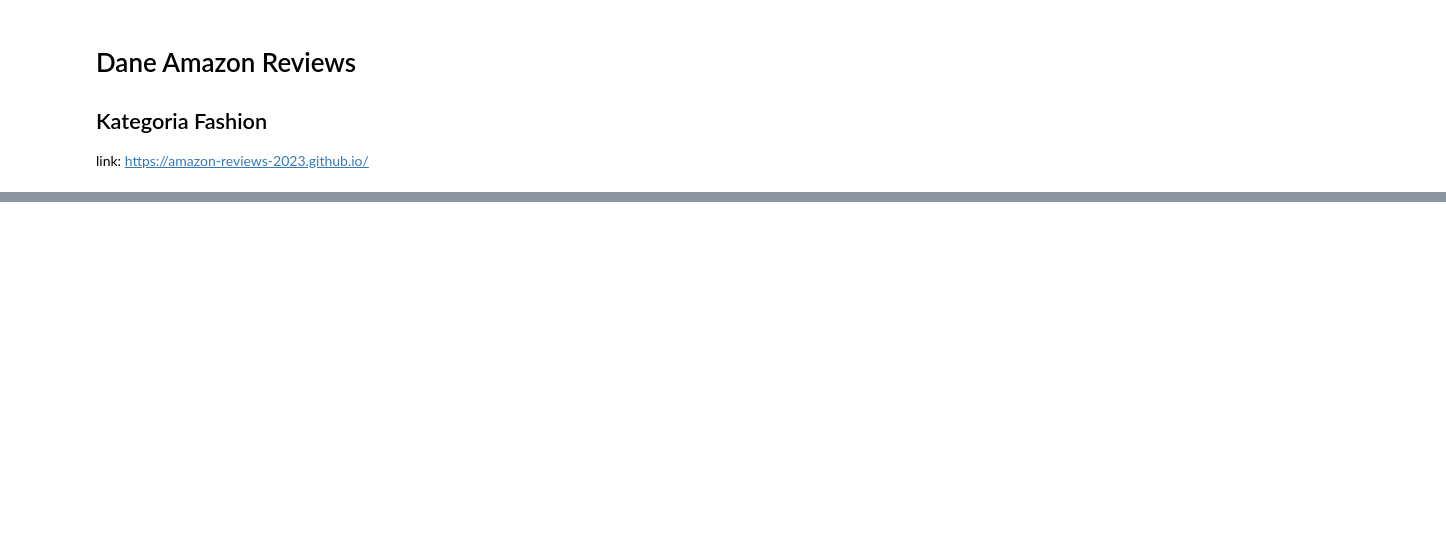
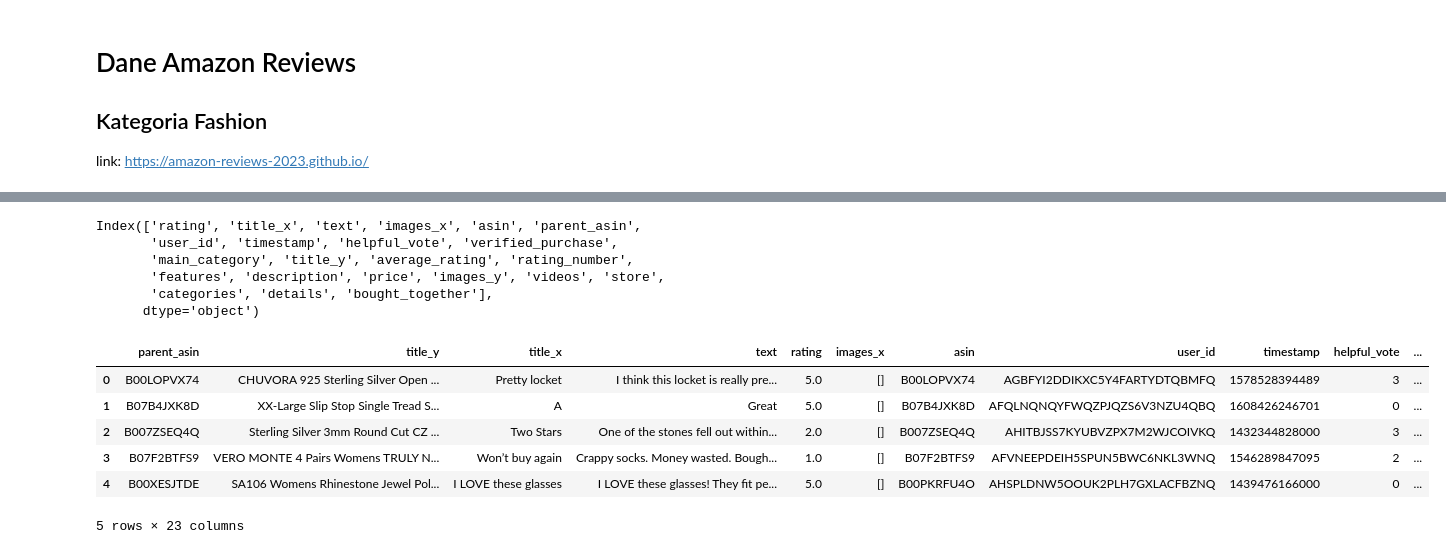
Before and after one commit to m24jeczen/Diploma-Project-Sentiment-analysis-based-on-products-reviews, a Jupyter notebook: wczytywanie danych.ipynb, the cells around one changed output, grey strips where cells are left out. Drawn from its saved outputs; the diff is of its cells as text; code cells hidden in the pictures; blank space fills up the shorter version.

```diff
--- a/wczytywanie danych.ipynb
+++ b/wczytywanie danych.ipynb
@@ -68,0 +315,2 @@ verified_purchase
+# %%
+df_fashion = jsonl_to_dataframe(fashion_jsonl)
@@ -68,0 +326,2 @@ verified_purchase
+# %%
+df_fashion_meta = jsonl_to_dataframe(meta_fashion_jsonl)
@@ -68,0 +337,2 @@ verified_purchase
+# %%
+df_fashion_merged = df_fashion.merge(df_fashion_meta, on='parent_asin', how='left')
@@ -68,0 +349,26 @@ verified_purchase
+# %%
+df_fashion_merged.columns
+# %% [output]
+Index(['rating', 'title_x', 'text', 'images_x', 'asin', 'parent_asin',
+       'user_id', 'timestamp', 'helpful_vote', 'verified_purchase',
+       'main_category', 'title_y', 'average_rating', 'rating_number',
+       'features', 'description', 'price', 'images_y', 'videos', 'store',
+       'categories', 'details', 'bought_together'],
+      dtype='object')
+# %%
+column_order = ['parent_asin','title_y','title_x','text','rating','images_x', 'asin',
+       'user_id', 'timestamp', 'helpful_vote', 'verified_purchase',
+       'main_category', 'average_rating', 'rating_number',
+       'features', 'description', 'price', 'images_y', 'videos', 'store',
+       'categories', 'details', 'bought_together']
+df_fashion_merged = df_fashion_merged[column_order]
+# %%
+df_fashion_merged.head()
+# %% [output]
+|  | parent_asin | title_y | title_x | text | rating | images_x | asin | user_id | timestamp | helpful_vote | ... |
+| 0 | B00LOPVX74 | CHUVORA 925 Sterling Silver Open ... | Pretty locket | I think this locket is really pre... | 5.0 | [] | B00LOPVX74 | AGBFYI2DDIKXC5Y4FARTYDTQBMFQ | 1578528394489 | 3 | ... |
+| 1 | B07B4JXK8D | XX-Large Slip Stop Single Tread S... | A | Great | 5.0 | [] | B07B4JXK8D | AFQLNQNQYFWQZPJQZS6V3NZU4QBQ | 1608426246701 | 0 | ... |
+| 2 | B007ZSEQ4Q | Sterling Silver 3mm Round Cut CZ ... | Two Stars | One of the stones fell out within... | 2.0 | [] | B007ZSEQ4Q | AHITBJSS7KYUBVZPX7M2WJCOIVKQ | 1432344828000 | 3 | ... |
+| 3 | B07F2BTFS9 | VERO MONTE 4 Pairs Womens TRULY N... | Won’t buy again | Crappy socks. Money wasted. Bough... | 1.0 | [] | B07F2BTFS9 | AFVNEEPDEIH5SPUN5BWC6NKL3WNQ | 1546289847095 | 2 | ... |
+| 4 | B00XESJTDE | SA106 Womens Rhinestone Jewel Pol... | I LOVE these glasses | I LOVE these glasses! They fit pe... | 5.0 | [] | B00PKRFU4O | AHSPLDNW5OOUK2PLH7GXLACFBZNQ | 1439476166000 | 0 | ... |
+5 rows × 23 columns
```
Also changed, not shown: parts of 59 cells of this notebook.
